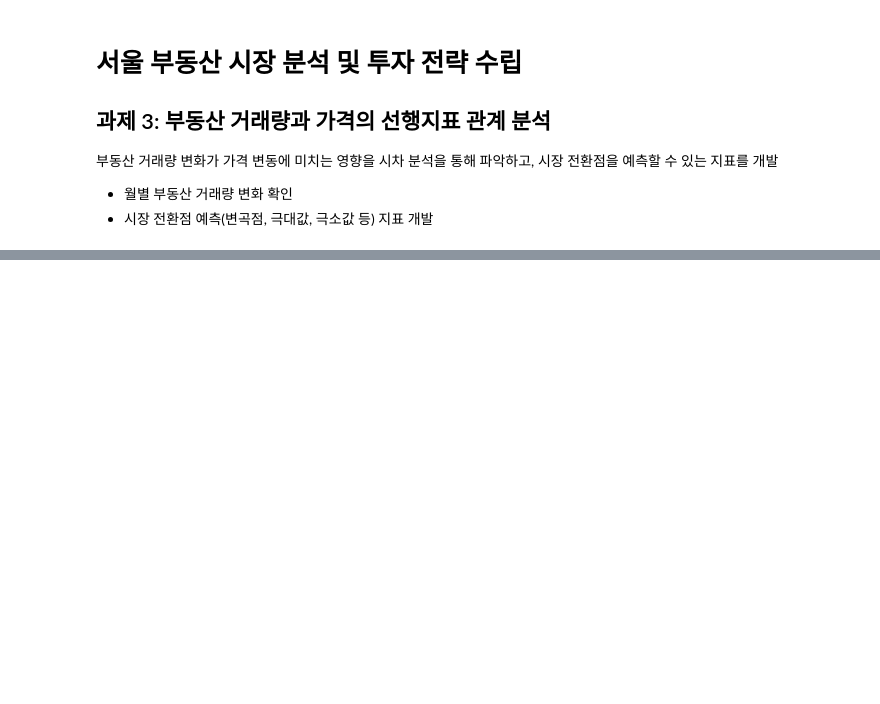
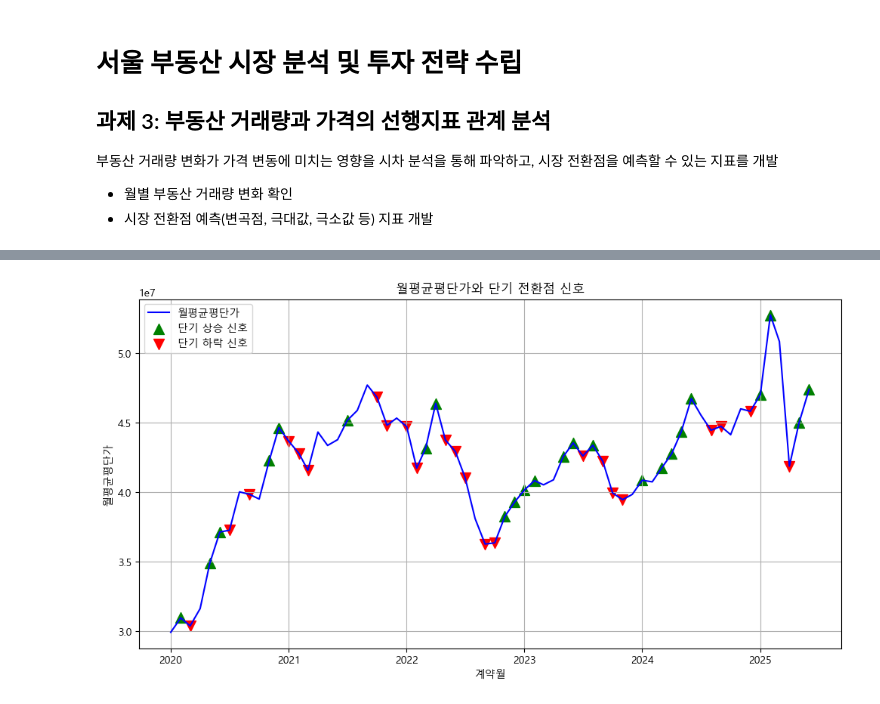
Before and after one commit to krystallinekim/pjt-DataAnalysis-Korean_Real_Estate, a Jupyter notebook: 03_leading_indicators.ipynb, the cells around one changed output, grey strips where cells are left out. Saved outputs shown, nothing was run; the diff lists cells and outputs as text; code cells hidden in the pictures; blank space fills up the shorter version.

```diff
--- a/03_leading_indicators.ipynb
+++ b/03_leading_indicators.ipynb
@@ -84,20 +101,0 @@ plt.show()
-# %%
-# 거래량 변화율 z-score 계산
-monthly_stats['거래량변화_z'] = (monthly_stats['월별거래량변화율'] - monthly_stats['이동평균']) / monthly_stats['이동표준편차']
-
-# 극대/극소값에 가중치 부여
-monthly_stats['변곡점지표'] = 0
-monthly_stats.loc[monthly_stats['극대'], '변곡점지표'] = monthly_stats['거래량변화_z']
-monthly_stats.loc[monthly_stats['극소'], '변곡점지표'] = -monthly_stats['거래량변화_z']
-
-# 결과 확인
-plt.figure(figsize=(12,5))
-plt.plot(monthly_stats['계약월'], monthly_stats['월평균평단가'], label='월평균평단가')
-plt.scatter(monthly_stats['계약월'], monthly_stats['월평균평단가'],
-            c=monthly_stats['변곡점지표'], cmap='bwr', label='변곡점지표', s=100)
-plt.colorbar(label='변곡점지표')
-plt.title('변곡점 지표 시각화')
-plt.xlabel('계약월')
-plt.ylabel('월평균평단가')
-plt.grid(True)
-plt.show()
@@ -228,0 +102,41 @@ dtype: float64
+# %%
+# 임계치 계산
+threshold = 0.5
+
+vol_thresh_up = monthly_stats['월별거래량변화율'].quantile(1- threshold)
+vol_thresh_dn = monthly_stats['월별거래량변화율'].quantile(threshold)
+price_thresh_up = monthly_stats['월평균평단가변화율'].quantile(1- threshold)
+price_thresh_dn = monthly_stats['월평균평단가변화율'].quantile(threshold)
+
+# 신호 생성
+def signal(row):
+    if (row['월별거래량변화율'] > vol_thresh_up) and (row['월평균평단가변화율'] > price_thresh_up):
+        return 1  # 단기 상승 신호
+    elif (row['월별거래량변화율'] < vol_thresh_dn) and (row['월평균평단가변화율'] < price_thresh_dn):
+        return -1  # 단기 하락 신호
+    else:
+        return 0  # 신호 없음
+
+monthly_stats['단기전환점신호'] = monthly_stats.apply(signal, axis=1)
+
+plt.figure(figsize=(12,6))
+plt.plot(monthly_stats['계약월'], monthly_stats['월평균평단가'], label='월평균평단가', color='blue')
+
+# 상승 신호 표시
+plt.scatter(monthly_stats.loc[monthly_stats['단기전환점신호']==1, '계약월'],
+            monthly_stats.loc[monthly_stats['단기전환점신호']==1, '월평균평단가'],
+            color='green', marker='^', label='단기 상승 신호', s=100)
+
+# 하락 신호 표시
+plt.scatter(monthly_stats.loc[monthly_stats['단기전환점신호']==-1, '계약월'],
+            monthly_stats.loc[monthly_stats['단기전환점신호']==-1, '월평균평단가'],
+            color='red', marker='v', label='단기 하락 신호', s=100)
+
+plt.title('월평균평단가와 단기 전환점 신호')
+plt.xlabel('계약월')
+plt.ylabel('월평균평단가')
+plt.legend()
+plt.grid(True)
+plt.show()
+# %% [output]
+[figure, added]
```
Also changed, not shown: parts of 8 cells of this notebook.
